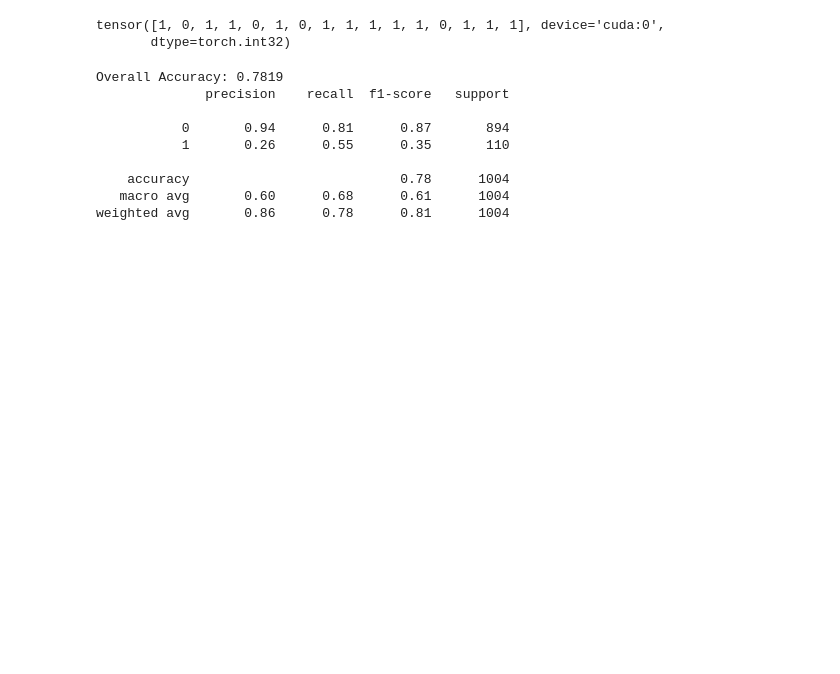
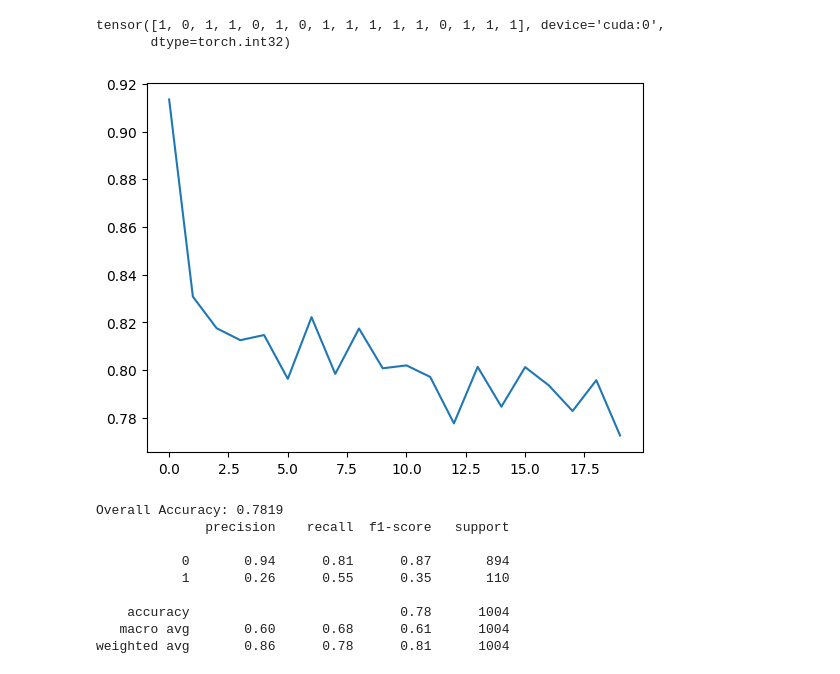
Before and after one commit to aadi219/defect-detection-experiments, a Jupyter notebook: main.ipynb, the cells around one changed output. Cells and saved outputs as stored; diff of their text form; code cells hidden in the pictures; blank space fills up the shorter version.

Commit message:
triplet training

```diff
--- a/main.ipynb
+++ b/main.ipynb
@@ -130,21 +186,21 @@ img_transform = transforms.Compose([
     transforms.RandomResizedCrop(224, scale=(0.8, 1.2)),
     transforms.RandomRotation(degrees=20),
     transforms.RandomPerspective(distortion_scale=0.3, p=0.5),
-    # transforms.ColorJitter(brightness=0.2, contrast=0.2),
+    transforms.ColorJitter(brightness=0.2, contrast=0.2),
     transforms.ToTensor(),
     transforms.Normalize(mean=[0.485,0.456,0.406], std=[0.229,0.224,0.225])
 
 ])
 
-mask_transform = transforms.Compose([
+test_transform = transforms.Compose([
     transforms.Resize((224,224)),
     transforms.ToTensor(),
 ])
 
-train_dataset = DefectDataset(TRAIN_DIR, transform=img_transform, mask_transform=mask_transform)
-test_dataset = DefectDataset(TEST_DIR, transform=img_transform, mask_transform=mask_transform)
+train_dataset = TripletDataset(TRAIN_DIR, transform=img_transform)
+test_dataset = DefectDataset(TEST_DIR, transform=test_transform)
 
-train_dataloader = DataLoader(train_dataset, sampler=get_sampler(train_dataset), batch_size=BATCH_SIZE)
+train_dataloader = create_dataloader(train_dataset, batch_size=BATCH_SIZE)
 test_dataloader = DataLoader(test_dataset, shuffle=True, batch_size=BATCH_SIZE)
 # %%
 def show_img(tensor):
@@ -160,5 +217,14 @@ resnet = models.resnet50(pretrained=True)
 
 for param in resnet.parameters():
     param.requires_grad = False
+# %%
+class TripletLoss(nn.Module):
+    def __init__(self, margin=1.0):
+        super(TripletLoss, self).__init__()
+        self.margin = margin
+        self.loss_fn = nn.TripletMarginLoss(margin=self.margin, p=2)
+
+    def forward(self, anchor, positive, negative):
+        return self.loss_fn(anchor, positive, negative)
 # %%
 class DefectDetector(nn.Module):
@@ -213,5 +296,5 @@ class DefectDetector(nn.Module):
 # %%
-model = DefectDetector(backbone=models.resnet50).to(device)
+model = DefectDetector(backbone=models.resnet18, freeze_backbone=False).to(device)
 model
 # %% [output]
 DefectDetector(
@@ -233,6 +316,5 @@ DefectDetector(
 )
 # %%
-loss_fn = t.nn.BCELoss
 optim = t.optim.AdamW
-model.fit(train_dataloader, loss_fn, optim, epochs=50, lr=0.0004)
+history = model.fit(train_dataloader, optim, epochs=20, lr=0.001)
 # %% [output]
@@ -301,6 +382,12 @@ tensor([[0.],
 # %% [output]
 tensor([1, 0, 1, 1, 0, 1, 0, 1, 1, 1, 1, 1, 0, 1, 1, 1], device='cuda:0',
        dtype=torch.int32)
+# %%
+plt.figure()
+plt.plot(np.arange(len(history['epoch_losses'])), history['epoch_losses'])
+plt.show()
+# %% [output]
+[figure, added]
 # %%
 from sklearn.metrics import accuracy_score, classification_report, confusion_matrix, ConfusionMatrixDisplay
 def evaluate(model, test_dataloader, verbose=False):
```
Also changed, not shown: parts of 9 cells of this notebook.
